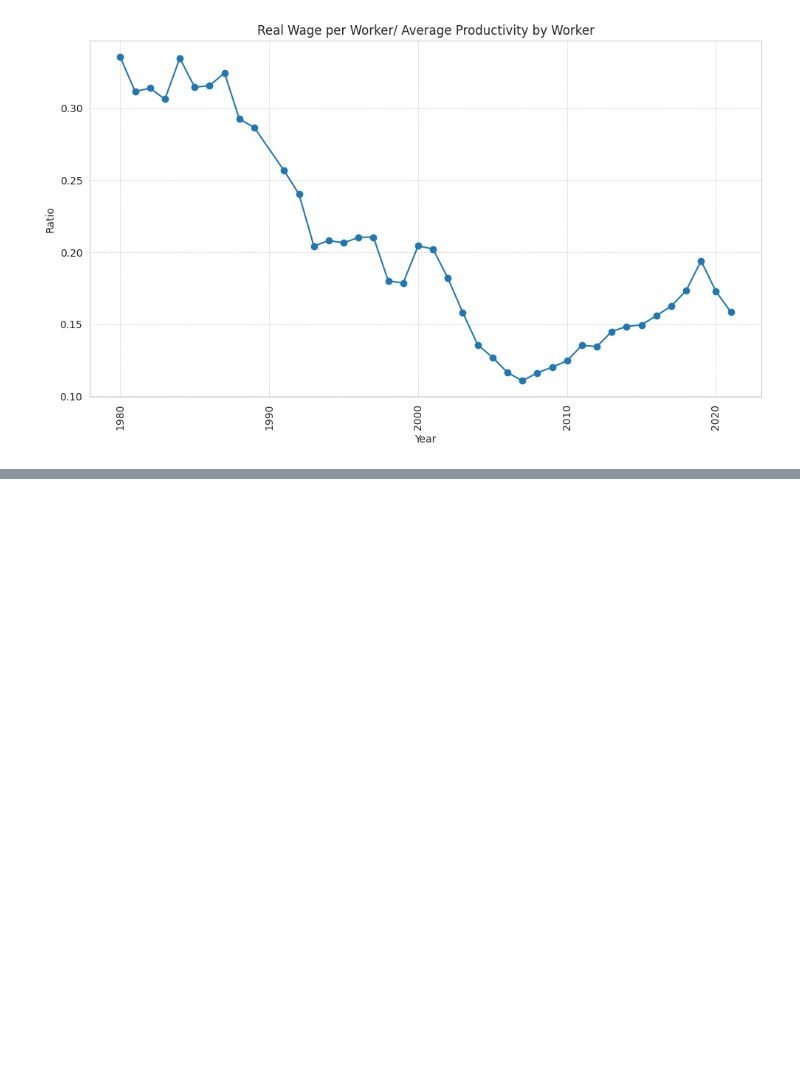
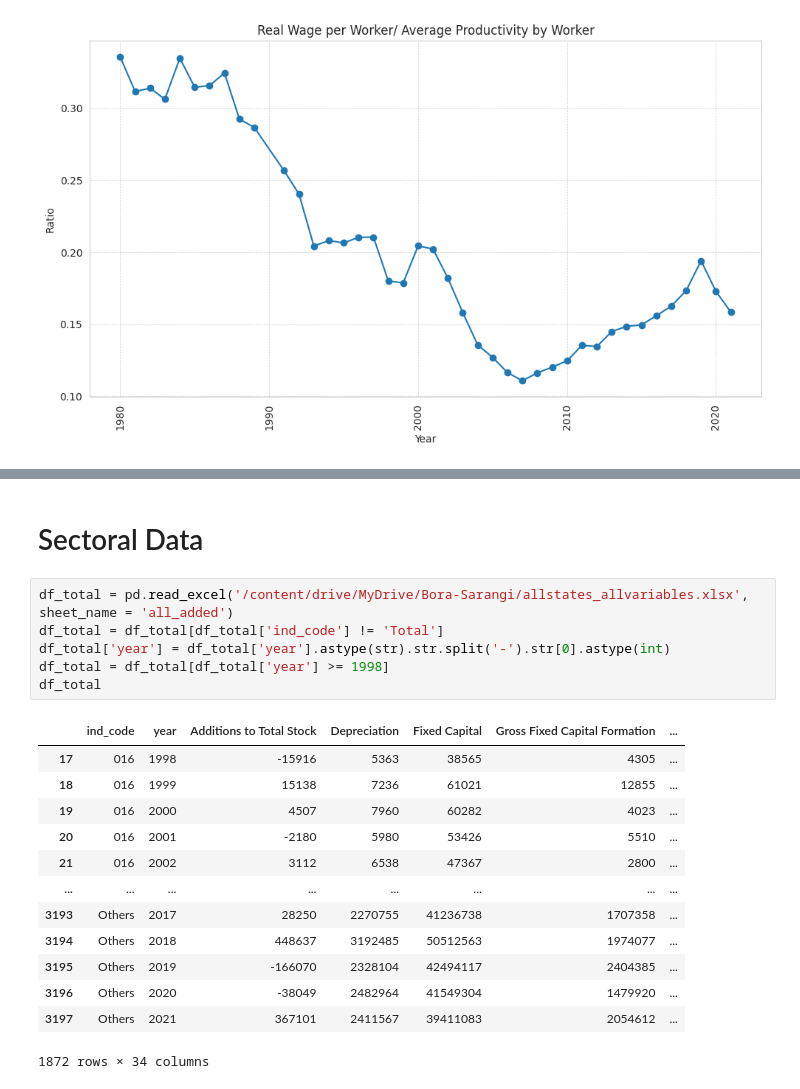
Before and after one commit to kabeerbora/cs_ls, a Jupyter notebook: cs_ls_research.ipynb, the cells around one changed output, grey strips where cells are left out. Drawn from its saved outputs; the diff is of its cells as text; blank space fills up the shorter version.

```diff
--- a/cs_ls_research.ipynb
+++ b/cs_ls_research.ipynb
@@ -128,0 +129,22 @@ plt.show()
+# %% [markdown]
+# Sectoral Data
+# %%
+df_total = pd.read_excel('/content/drive/MyDrive/Bora-Sarangi/allstates_allvariables.xlsx', sheet_name = 'all_added')
+df_total = df_total[df_total['ind_code'] != 'Total']
+df_total['year'] = df_total['year'].astype(str).str.split('-').str[0].astype(int)
+df_total = df_total[df_total['year'] >= 1998]
+df_total
+# %% [output]
+|  | ind_code | year | Additions to Total Stock | Depreciation | Fixed Capital | Gross Fixed Capital Formation | ... |
+| 17 | 016 | 1998 | -15916 | 5363 | 38565 | 4305 | ... |
+| 18 | 016 | 1999 | 15138 | 7236 | 61021 | 12855 | ... |
+| 19 | 016 | 2000 | 4507 | 7960 | 60282 | 4023 | ... |
+| 20 | 016 | 2001 | -2180 | 5980 | 53426 | 5510 | ... |
+| 21 | 016 | 2002 | 3112 | 6538 | 47367 | 2800 | ... |
+| ... | ... | ... | ... | ... | ... | ... | ... |
+| 3193 | Others | 2017 | 28250 | 2270755 | 41236738 | 1707358 | ... |
+| 3194 | Others | 2018 | 448637 | 3192485 | 50512563 | 1974077 | ... |
+| 3195 | Others | 2019 | -166070 | 2328104 | 42494117 | 2404385 | ... |
+| 3196 | Others | 2020 | -38049 | 2482964 | 41549304 | 1479920 | ... |
+| 3197 | Others | 2021 | 367101 | 2411567 | 39411083 | 2054612 | ... |
+1872 rows × 34 columns
```
Also changed, not shown: parts of 8 cells of this notebook.
